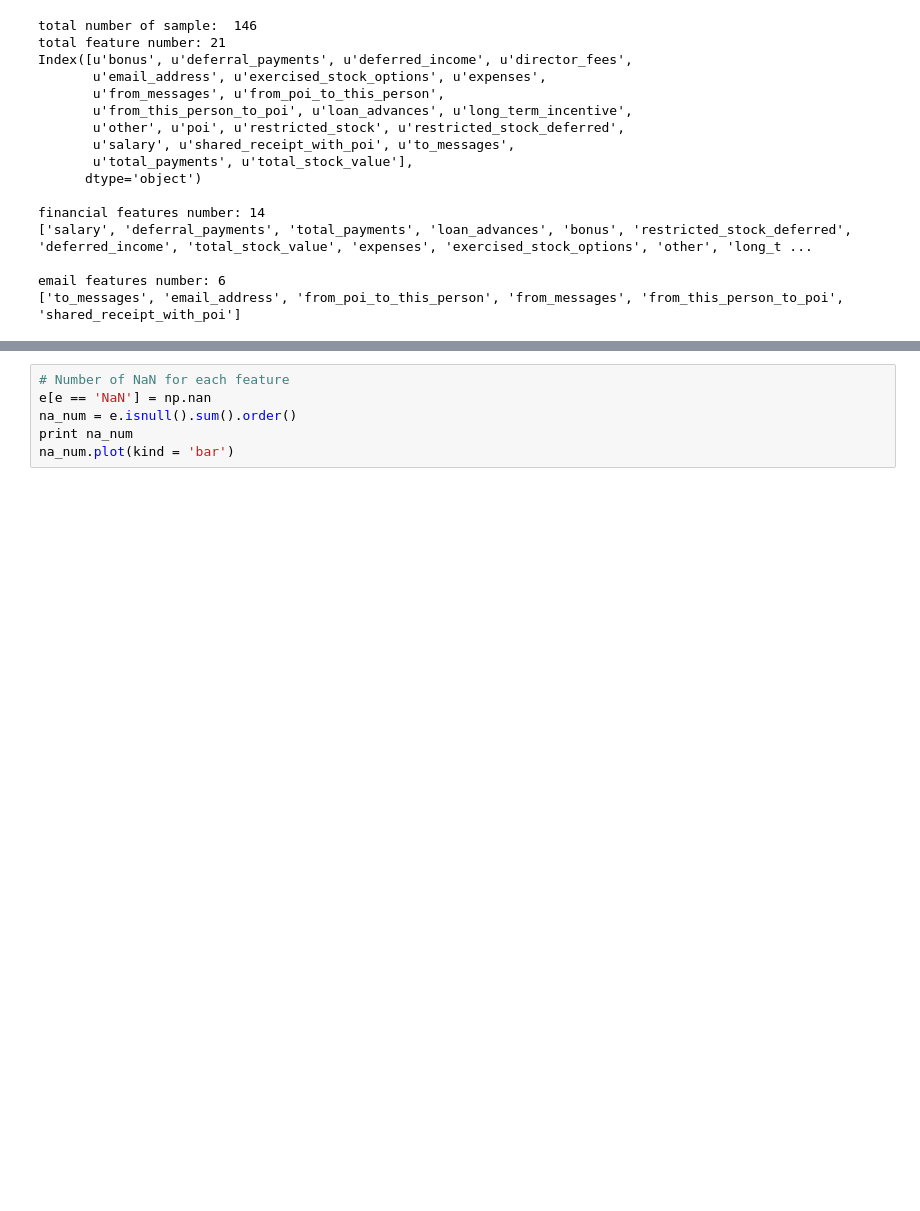
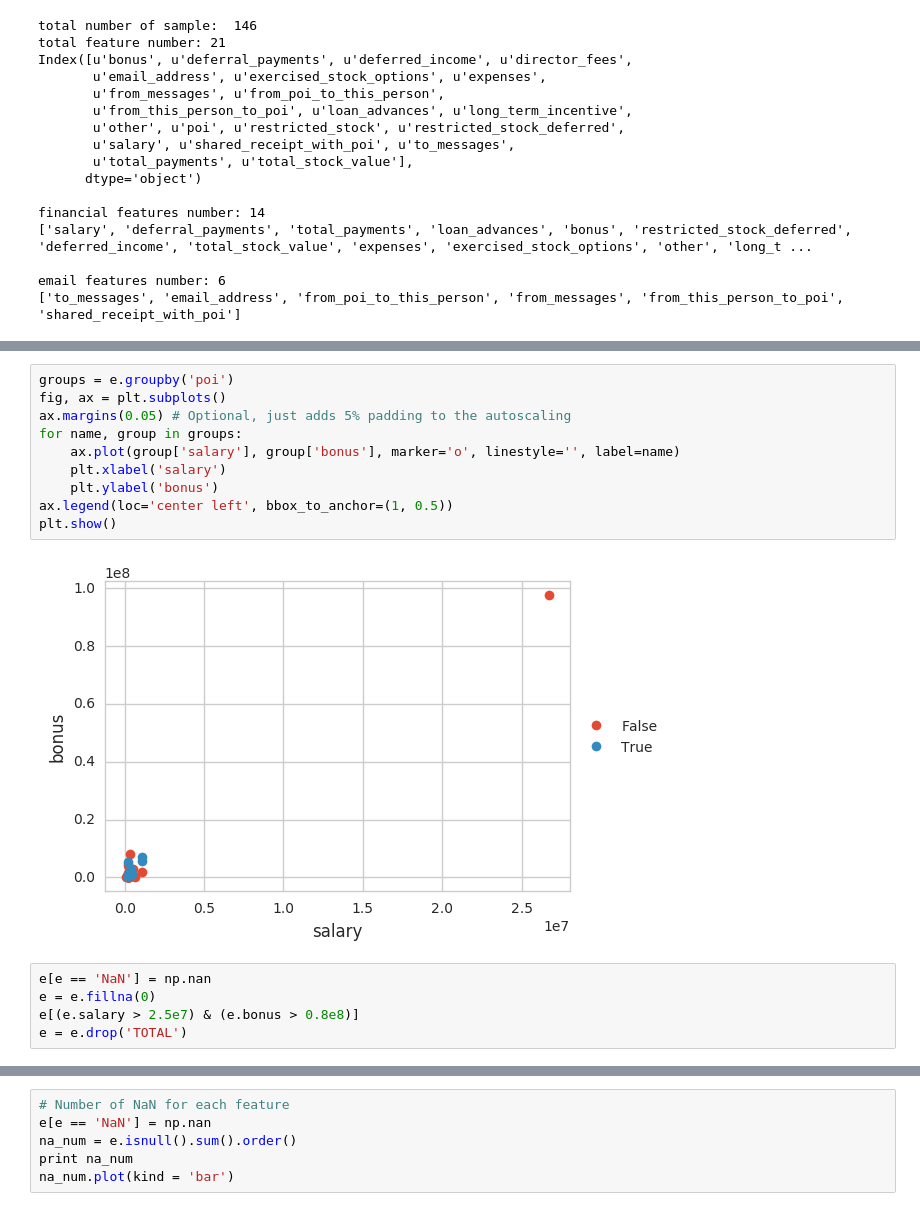
Before and after one commit to yangforbig/Udacity_Github, a Jupyter notebook: Data Analyst Nanodegree/P5 Identify Fraud from Enron Email/final_project/Enron dataset.ipynb, the cells around one changed output, grey strips where cells are left out. Saved outputs shown, nothing was run; the diff lists cells and outputs as text; blank space fills up the shorter version.

```diff
--- a/Data Analyst Nanodegree/P5 Identify Fraud from Enron Email/final_project/Enron dataset.ipynb
+++ b/Data Analyst Nanodegree/P5 Identify Fraud from Enron Email/final_project/Enron dataset.ipynb
@@ -58,0 +76,17 @@ email features number: 6
+# %%
+groups = e.groupby('poi')
+fig, ax = plt.subplots()
+ax.margins(0.05) # Optional, just adds 5% padding to the autoscaling
+for name, group in groups:
+    ax.plot(group['salary'], group['bonus'], marker='o', linestyle='', label=name)
+    plt.xlabel('salary')
+    plt.ylabel('bonus')
+ax.legend(loc='center left', bbox_to_anchor=(1, 0.5))
+plt.show()
+# %% [output]
+[figure, added]
+# %%
+e[e == 'NaN'] = np.nan
+e = e.fillna(0)
+e[(e.salary > 2.5e7) & (e.bonus > 0.8e8)]
+e = e.drop('TOTAL')
```
Also changed, not shown: parts of 29 cells of this notebook, 2 other files.
